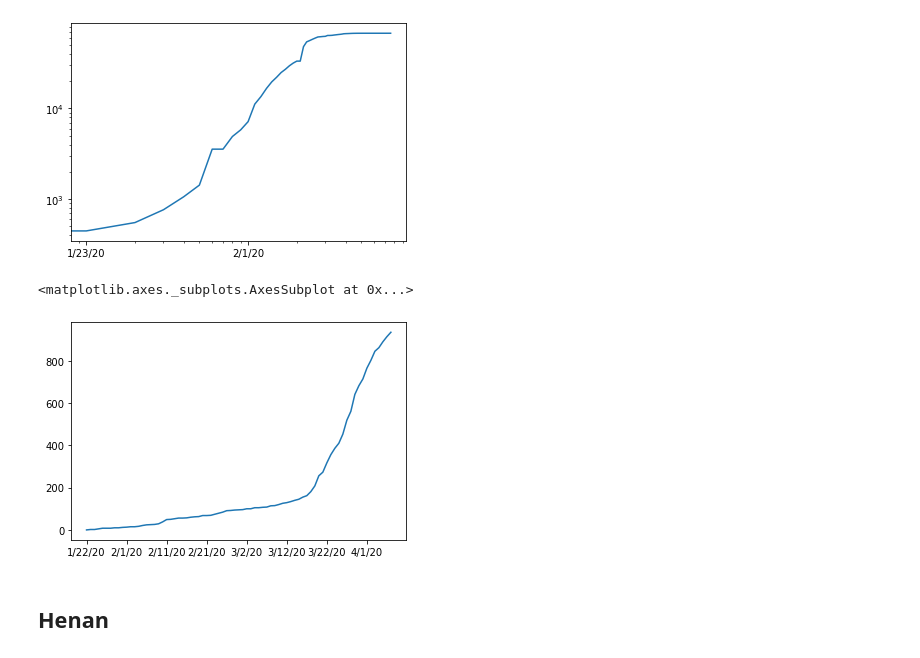
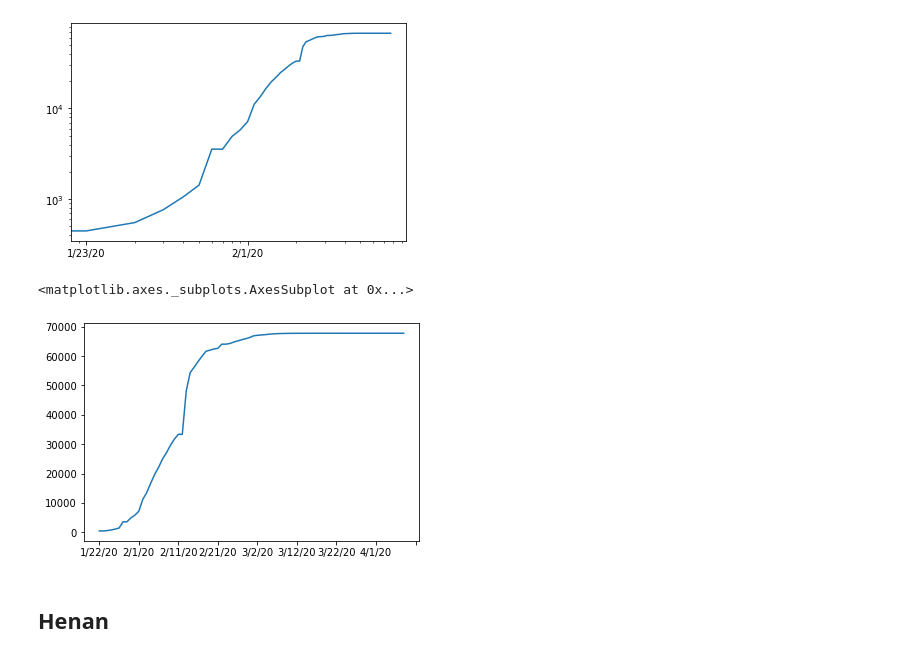
Before and after one commit to jpmieville/COVID-19_data_analyis, a Jupyter notebook: covid19_data_analysis.ipynb, the cells around one changed output. Drawn from its saved outputs; the diff is of its cells as text; code cells hidden in the pictures.

Commit message:
Add some new plot

```diff
--- a/covid19_data_analysis.ipynb
+++ b/covid19_data_analysis.ipynb
@@ -318,10 +318,10 @@ hubei.plot(logy=True, logx=True)
 <matplotlib.axes._subplots.AxesSubplot at 0x...>
 [figure]
 # %%
-hong_kong.plot()
+hubei.plot()
 # %% [output]
 <matplotlib.axes._subplots.AxesSubplot at 0x...>
-[figure, old version]
+[figure, new version]
 # %% [markdown]
 ## Henan
 # %%
```
Also changed, not shown: parts of 22 cells of this notebook, 1 other file.
